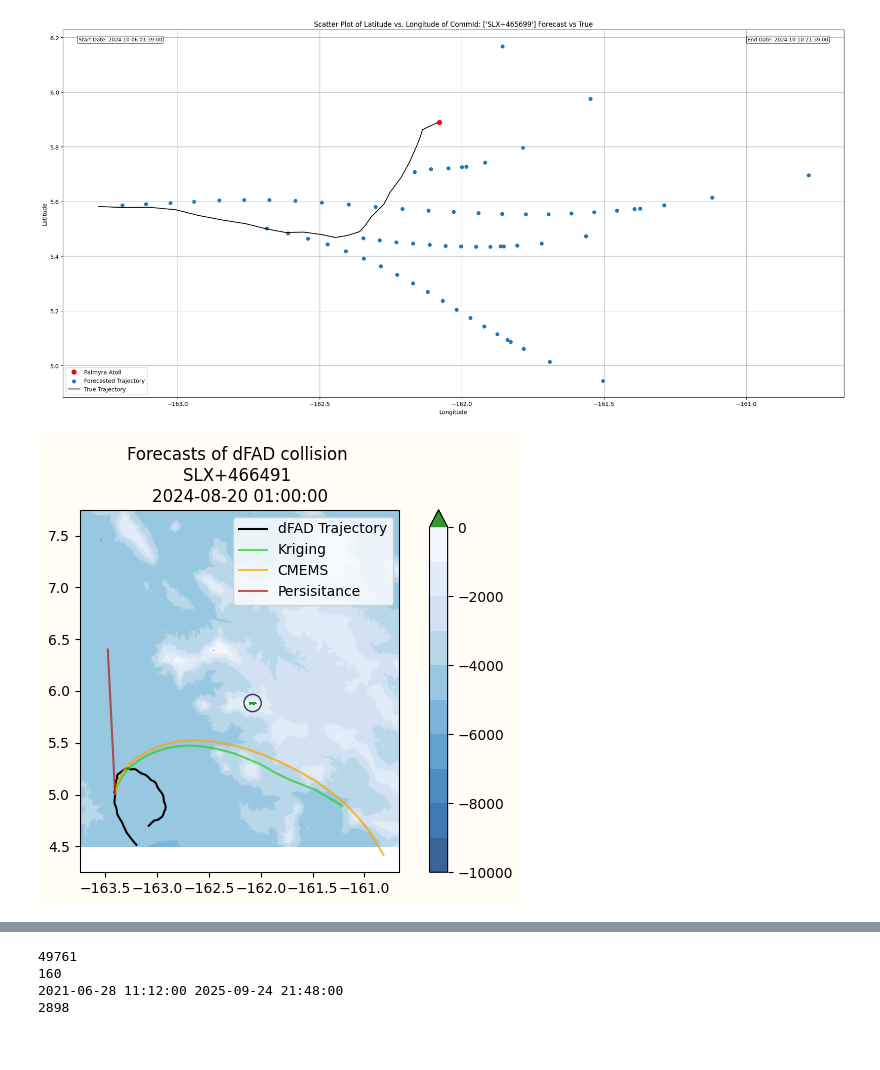
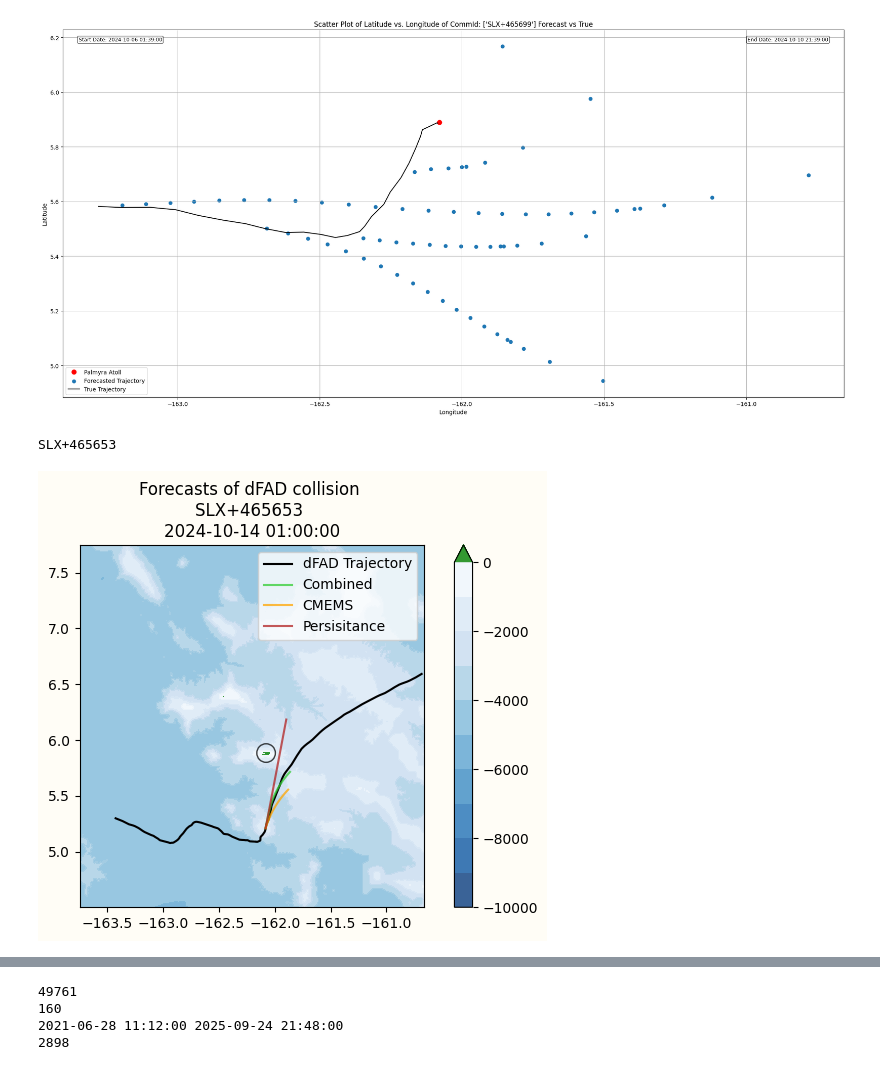
Before and after one commit to Colin-zerfass/fate-core, a Jupyter notebook: Code/Parcels/Output_analyze.ipynb, the cells around one changed output, grey strips where cells are left out. Cells and saved outputs as stored; diff of their text form; code cells hidden in the pictures.

```diff
--- a/Code/Parcels/Output_analyze.ipynb
+++ b/Code/Parcels/Output_analyze.ipynb
@@ -13,13 +13,13 @@ import shapely as shp
 # %% [markdown]
 ## Analyizing Forcasts for: CMEMS, Kriging, and percistance
 # %%
-ds = pd.read_csv("saved_output/combined_krigging2024.csv")
+ds = pd.read_csv("output/Forecast[0].csv")
 ds2 = pd.read_csv("./saved_output/combined_cmems2024.csv")
 ds3 = pd.read_csv("saved_output/combined_Percistance2024.csv")
-ds4 = pd.read_csv("saved_output/combined_No_Forcast_2024.csv")
+#ds4 = pd.read_csv("saved_output/combined_No_Forcast_2024.csv")
 ds5 = pd.read_csv("saved_output/combined_Autocorrelation.csv")
 #pts = pd.read_csv("../Data/pts_csv.csv")
-ds3 = ds3.drop(columns= "BuoyID")
+ds3 = ds3.drop(columns= "BouyID")
 ds3=ds3.rename(columns={"Latitude_true" : "lat_true", "Longitude_true": "lon_true",
                   "Latitude_persistence": "lat_forcast",
                     "Longitude_persistence": "lon_forcast",
@@ -414,6 +438,7 @@ def add_initial_time(ds):
 ds = add_initial_time(ds)
 ds1 = add_initial_time(ds2)
 ds3 = add_initial_time(ds3)
+ds5 =  add_initial_time(ds5)
 # %% [markdown]
 ## Plotting indivigual tracks
 # %%
@@ -552,7 +577,8 @@ drifter_forecast_plot(perplot, true_data=Truedata, datetime_column="DateTime")
 ### Give it one dFAD, one point, and all three forcasts
 def plot_Forcasts(BuoyID:str, dFAD_data, dsforcast: list,startday: int, labels: list, fig, ax, forcastlength = pd.Timedelta(days= 8), pastTrajectory = pd.Timedelta(days = 3)): ## could add getting startime and just get nearest point from that.
     ## getting true data
-    perplot = dsforcast[0].query("BuoyID == @BuoyID ") ##SLX+487116 #10 had loops ##16 weird points ##119 ##hit palyra SLX+463917
+    perplot = dsforcast[0].query("BuoyID == @BuoyID ")
+    print(BuoyID)##SLX+487116 #10 had loops ##16 weird points ##119 ##hit palyra SLX+463917
     truedata = True_dFAD_data(dFAD_data, BuoyID)
     forcasttimes = perplot.query("leadtime == 0 ").reset_index(drop= True)
     starttime = forcasttimes.at[startday, "Time"]
@@ -560,35 +586,36 @@ def plot_Forcasts(BuoyID:str, dFAD_data, dsforcast: list,startday: int, labels:
     starttime = starttime.round('h')
     truedata = truedata[truedata.DateTime < (starttime + forcastlength)]
     truedata = truedata[truedata.DateTime > (starttime - pastTrajectory)]
     ##set x and y lims
     #fig, ax = plt.subplots(figsize = (6,6))
     ax.plot(truedata.lon_true, truedata.lat_true, label = "dFAD Trajectory", lw= 1.5, color = "k")
     colors = ["limegreen", "orange", "firebrick", "orange","limegreen"]
     ##Get forcast from that starttime
     for i,ds in enumerate(dsforcast):
         ds = ds.query(f"BuoyID == @BuoyID")
         ds = ds.query(f"initial_time == @starttime").reset_index(drop = True)
         starty =  ds.at[0,"lat_true"]
         startx =  ds.at[0,"lon_true"]
         ax.plot(ds.lon_forcast, ds.lat_forcast, label= labels[i], alpha = 0.75, color = colors[i] )
     deg = 0.5
     #ax.set_ylim([starty -deg, starty +deg+0.2])
     #ax.set_xlim([startx -deg, startx+deg])
     ax.plot(startx, starty, color = "k", lw = 10, alpha= 1)
     ax.set_title(f"Forecasts of dFAD collision \n{BuoyID} \n{starttime}")
     return fig, ax
-buoyID  = 'SLX+466491'
-Truedata = True_dFAD_data(dFADs, buoyID)
+buoyID  = IDs[710]
+#Truedata = True_dFAD_data(dFADs, buoyID)
 fig, ax = plt.subplots()
-fig, ax = plot_Forcasts("SLX+466491", dFADs, [ds,ds2,ds3], startday = 1, labels = ["Kriging", "CMEMS", "Persisitance"], fig= fig, ax = ax, pastTrajectory = pd.Timedelta(days = 7))
+fig, ax = plot_Forcasts(buoyID, dFADs, [ds5,ds2,ds3], startday = 7, labels = ["Combined", "CMEMS", "Persisitance"], fig= fig, ax = ax, pastTrajectory = pd.Timedelta(days = 7))
 ax.legend()
 #ax = Palmyra_plot(ax)
 fig, ax = Add_bathymetry(fig, ax)
 ax.set_aspect("equal")
 ax = plot_circle_km(ax, radius_km= 0.0833)
 #fig.savefig("Forecasts_SLX+463917_3.png")
 fig.set_facecolor("#FFFDF6")
 fig.tight_layout()
 # %% [output]
+SLX+465653
-[figure, old version]
+[figure, new version]
 # %%
```
Also changed, not shown: parts of 7 cells of this notebook, 16 other files.
